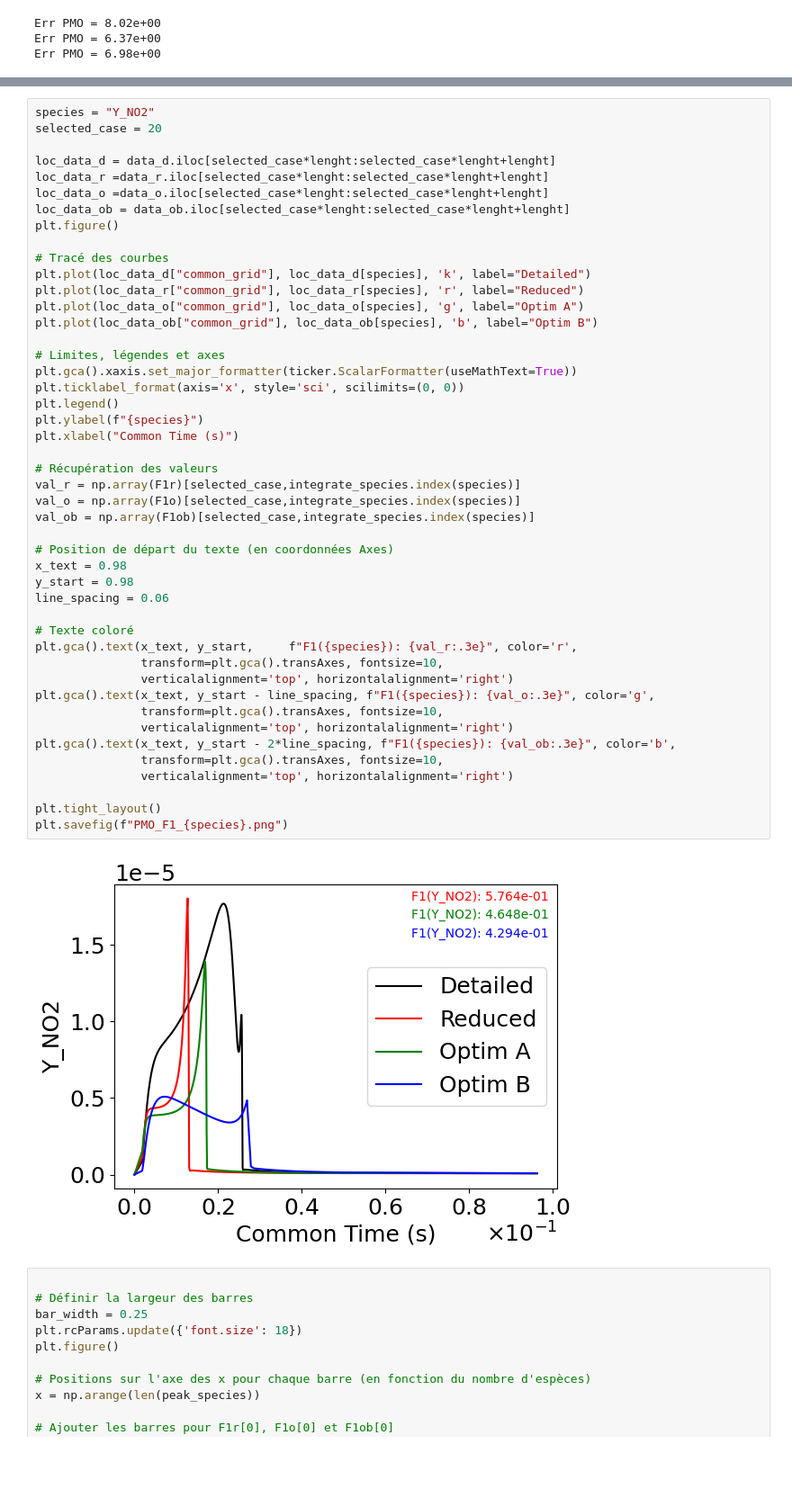
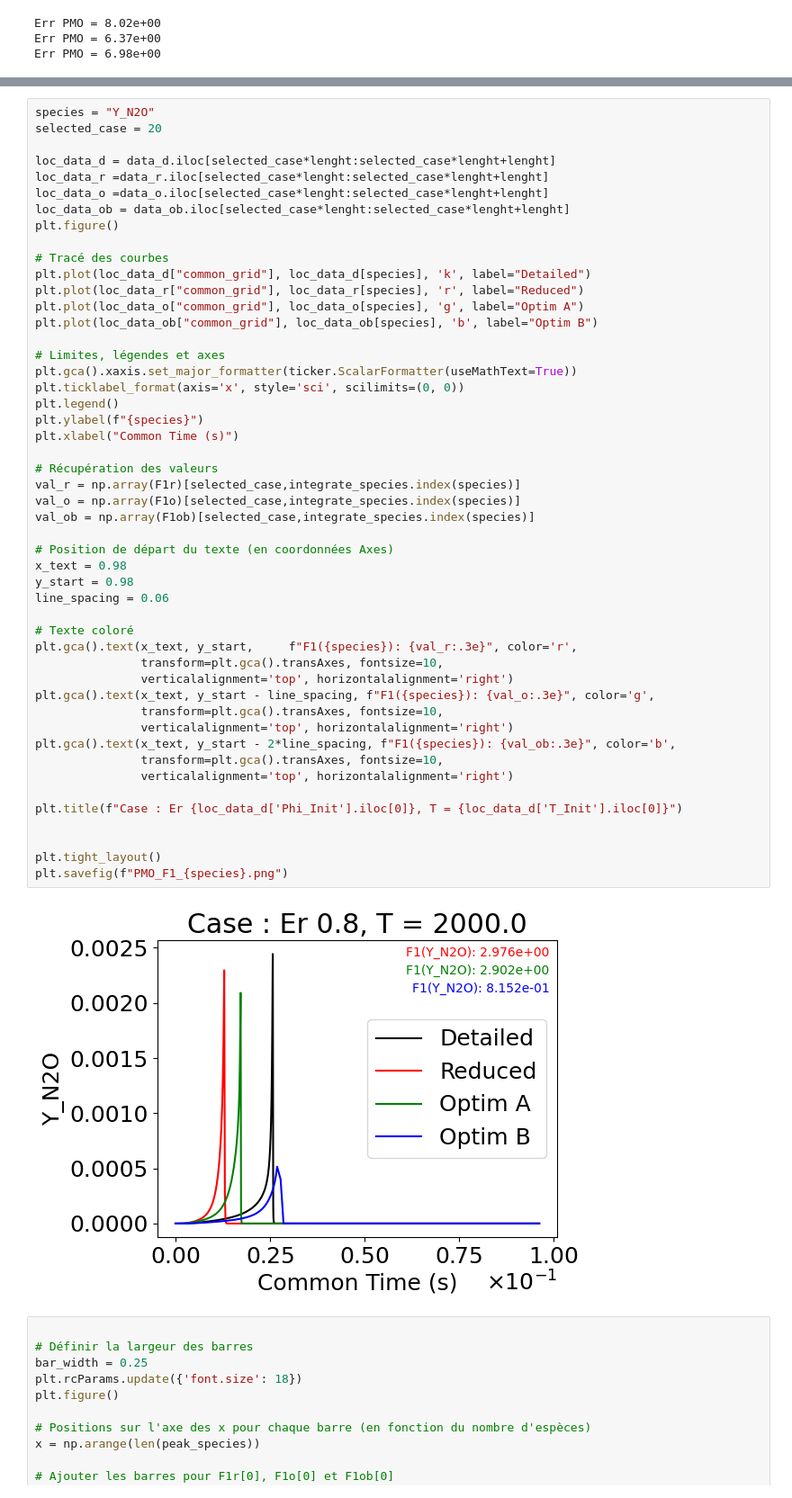
Before and after one commit to MartinMNKG/Automated_Reduced, a Jupyter notebook: notebook/Visu_PMO.ipynb, the cells around one changed output, grey strips where cells are left out. Shown: that part at 90% size. Cells and saved outputs as stored; diff of their text form; blank space fills up the shorter version.

```diff
--- a/notebook/Visu_PMO.ipynb
+++ b/notebook/Visu_PMO.ipynb
@@ -75,5 +80,5 @@ plt.grid()
 # %%
-species = "Y_NO2"
+species = "Y_N2O"
 selected_case = 20
 
 loc_data_d = data_d.iloc[selected_case*lenght:selected_case*lenght+lenght]
@@ -92,34 +97,37 @@ plt.plot(loc_data_ob["common_grid"], loc_data_ob[species], 'b', label="Optim B")
 plt.gca().xaxis.set_major_formatter(ticker.ScalarFormatter(useMathText=True))
 plt.ticklabel_format(axis='x', style='sci', scilimits=(0, 0))
 plt.legend()
 plt.ylabel(f"{species}")
 plt.xlabel("Common Time (s)")
 
 # Récupération des valeurs
 val_r = np.array(F1r)[selected_case,integrate_species.index(species)]
 val_o = np.array(F1o)[selected_case,integrate_species.index(species)]
 val_ob = np.array(F1ob)[selected_case,integrate_species.index(species)]
 
 # Position de départ du texte (en coordonnées Axes)
 x_text = 0.98
 y_start = 0.98
 line_spacing = 0.06
 
 # Texte coloré
 plt.gca().text(x_text, y_start,     f"F1({species}): {val_r:.3e}", color='r',
                transform=plt.gca().transAxes, fontsize=10,
                verticalalignment='top', horizontalalignment='right')
 plt.gca().text(x_text, y_start - line_spacing, f"F1({species}): {val_o:.3e}", color='g',
                transform=plt.gca().transAxes, fontsize=10,
                verticalalignment='top', horizontalalignment='right')
 plt.gca().text(x_text, y_start - 2*line_spacing, f"F1({species}): {val_ob:.3e}", color='b',
                transform=plt.gca().transAxes, fontsize=10,
                verticalalignment='top', horizontalalignment='right')
 
+plt.title(f"Case : Er {loc_data_d['Phi_Init'].iloc[0]}, T = {loc_data_d['T_Init'].iloc[0]}")
+
+
 plt.tight_layout()
 plt.savefig(f"PMO_F1_{species}.png")
 # %% [output]
-[figure, old version]
+[figure, new version]
 # %%
 
 # Définir la largeur des barres
```
Also changed, not shown: parts of 12 cells of this notebook, 3 other files.
